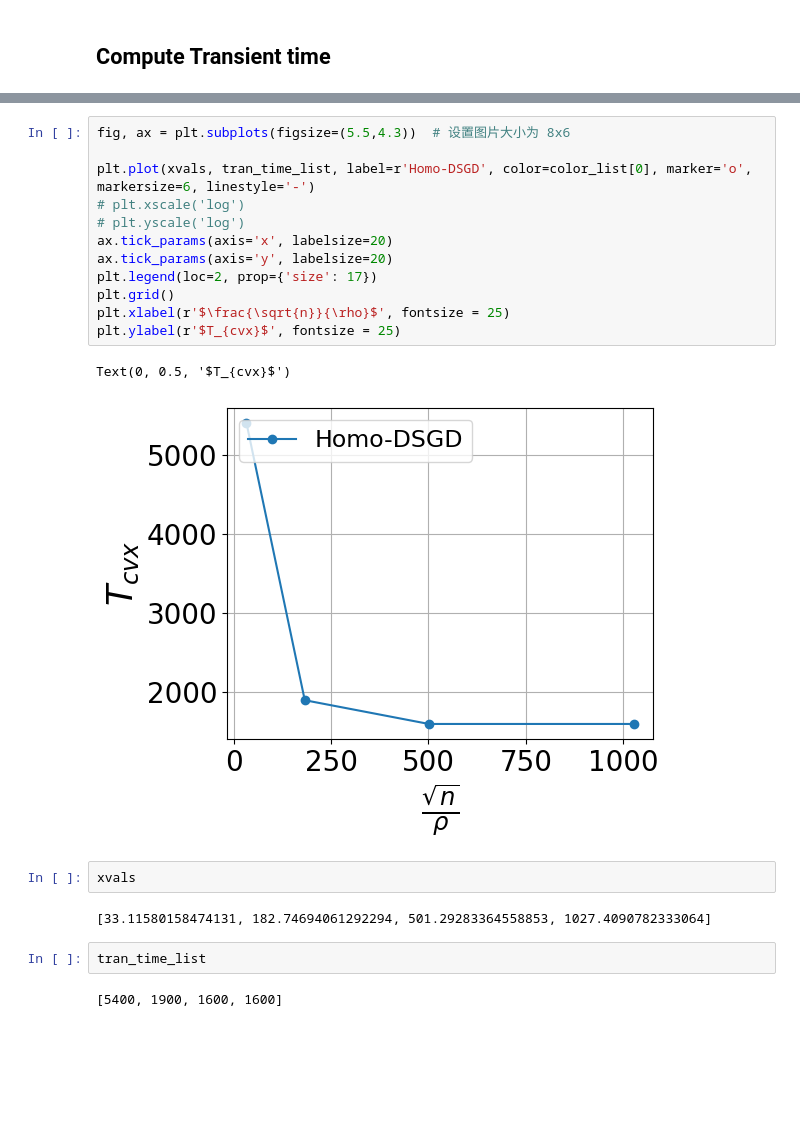
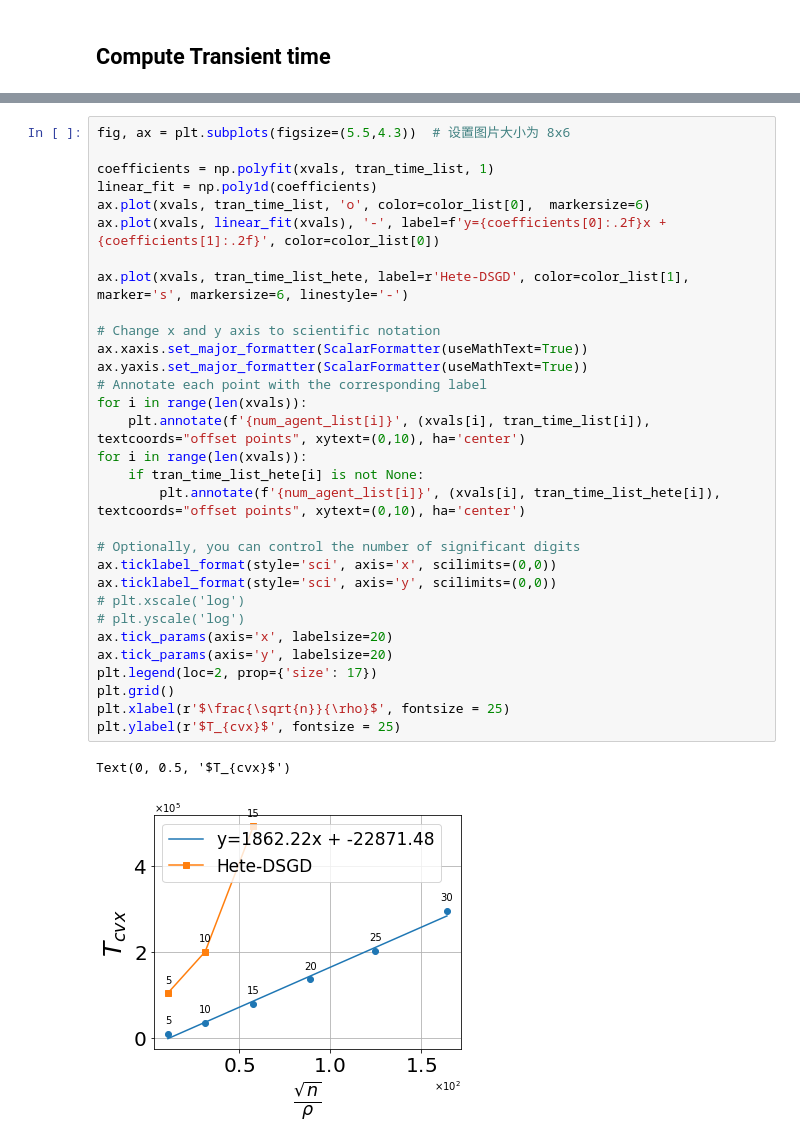
Before and after one commit to Qiang-CU/IEEE-TAC, a Jupyter notebook: quadratic/plot_s2.ipynb, the cells around one changed output, grey strips where cells are left out. Saved outputs shown, nothing was run; the diff lists cells and outputs as text; blank space fills up the shorter version.

Commit message:
try plot tran

```diff
--- a/quadratic/plot_s2.ipynb
+++ b/quadratic/plot_s2.ipynb
@@ -89,23 +118,34 @@ FileNotFoundError: [Errno 2] No such file or directory: 's2_data/NumAgent10/Mixi
 # %%
 fig, ax = plt.subplots(figsize=(5.5,4.3))  # 设置图片大小为 8x6
 
-plt.plot(xvals, tran_time_list, label=r'Homo-DSGD', color=color_list[0], marker='o', markersize=6, linestyle='-')
+coefficients = np.polyfit(xvals, tran_time_list, 1)
+linear_fit = np.poly1d(coefficients)
+ax.plot(xvals, tran_time_list, 'o', color=color_list[0],  markersize=6)
+ax.plot(xvals, linear_fit(xvals), '-', label=f'y={coefficients[0]:.2f}x + {coefficients[1]:.2f}', color=color_list[0])
+
+ax.plot(xvals, tran_time_list_hete, label=r'Hete-DSGD', color=color_list[1], marker='s', markersize=6, linestyle='-')
+
+# Change x and y axis to scientific notation
+ax.xaxis.set_major_formatter(ScalarFormatter(useMathText=True))
+ax.yaxis.set_major_formatter(ScalarFormatter(useMathText=True))
+# Annotate each point with the corresponding label
+for i in range(len(xvals)):
+    plt.annotate(f'{num_agent_list[i]}', (xvals[i], tran_time_list[i]), textcoords="offset points", xytext=(0,10), ha='center')
+for i in range(len(xvals)):
+    if tran_time_list_hete[i] is not None:
+        plt.annotate(f'{num_agent_list[i]}', (xvals[i], tran_time_list_hete[i]), textcoords="offset points", xytext=(0,10), ha='center')
+
+# Optionally, you can control the number of significant digits
+ax.ticklabel_format(style='sci', axis='x', scilimits=(0,0))
+ax.ticklabel_format(style='sci', axis='y', scilimits=(0,0))
 # plt.xscale('log')
 # plt.yscale('log')
 ax.tick_params(axis='x', labelsize=20)
 ax.tick_params(axis='y', labelsize=20)
 plt.legend(loc=2, prop={'size': 17})
 plt.grid()
 plt.xlabel(r'$\frac{\sqrt{n}}{\rho}$', fontsize = 25)
 plt.ylabel(r'$T_{cvx}$', fontsize = 25)
 # %% [output]
 Text(0, 0.5, '$T_{cvx}$')
-[figure, old version]
+[figure, new version]
-# %%
-xvals
-# %% [output]
-[33.11580158474131, 182.74694061292294, 501.29283364558853, 1027.4090782333064]
-# %%
-tran_time_list
-# %% [output]
-[5400, 1900, 1600, 1600]
```
Also changed, not shown: parts of 4 cells of this notebook, 1 other file.
